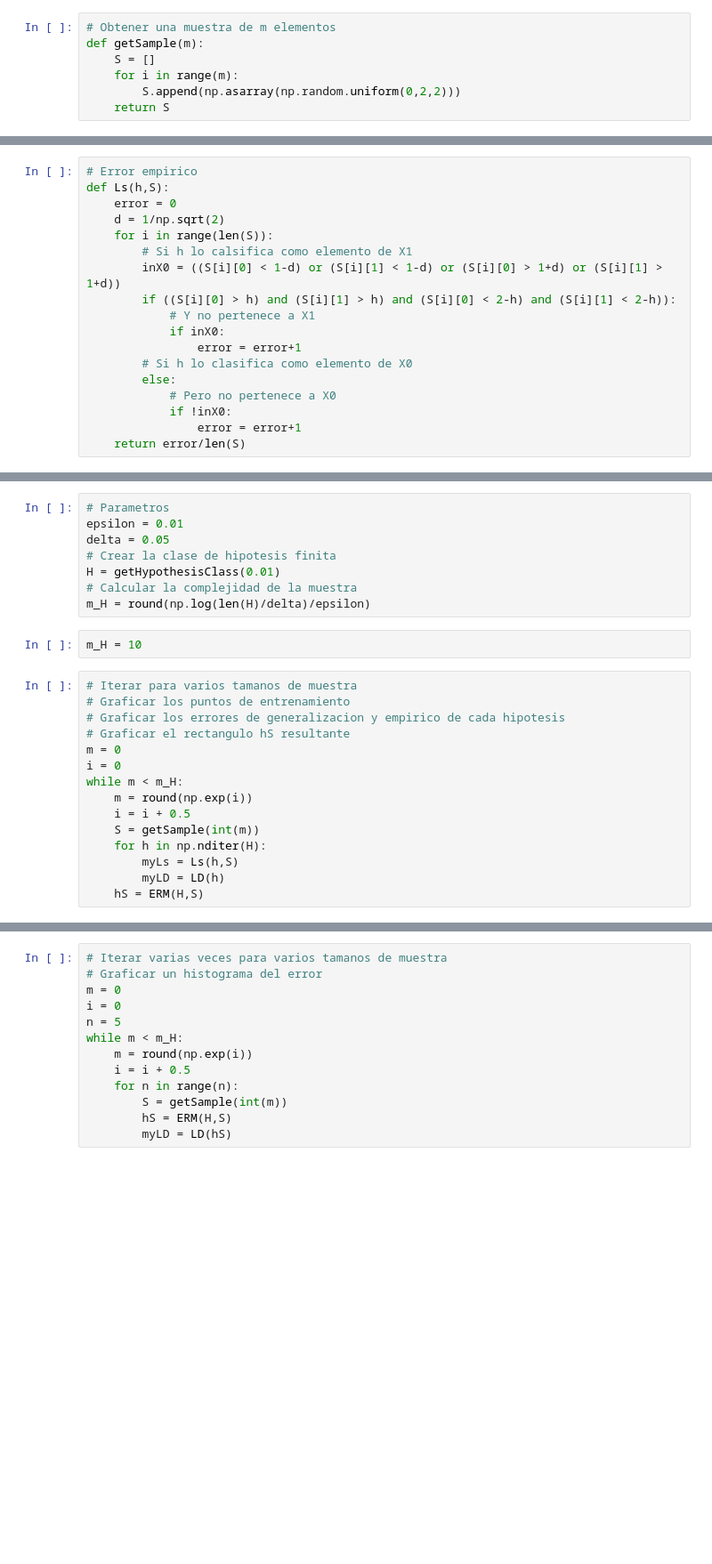
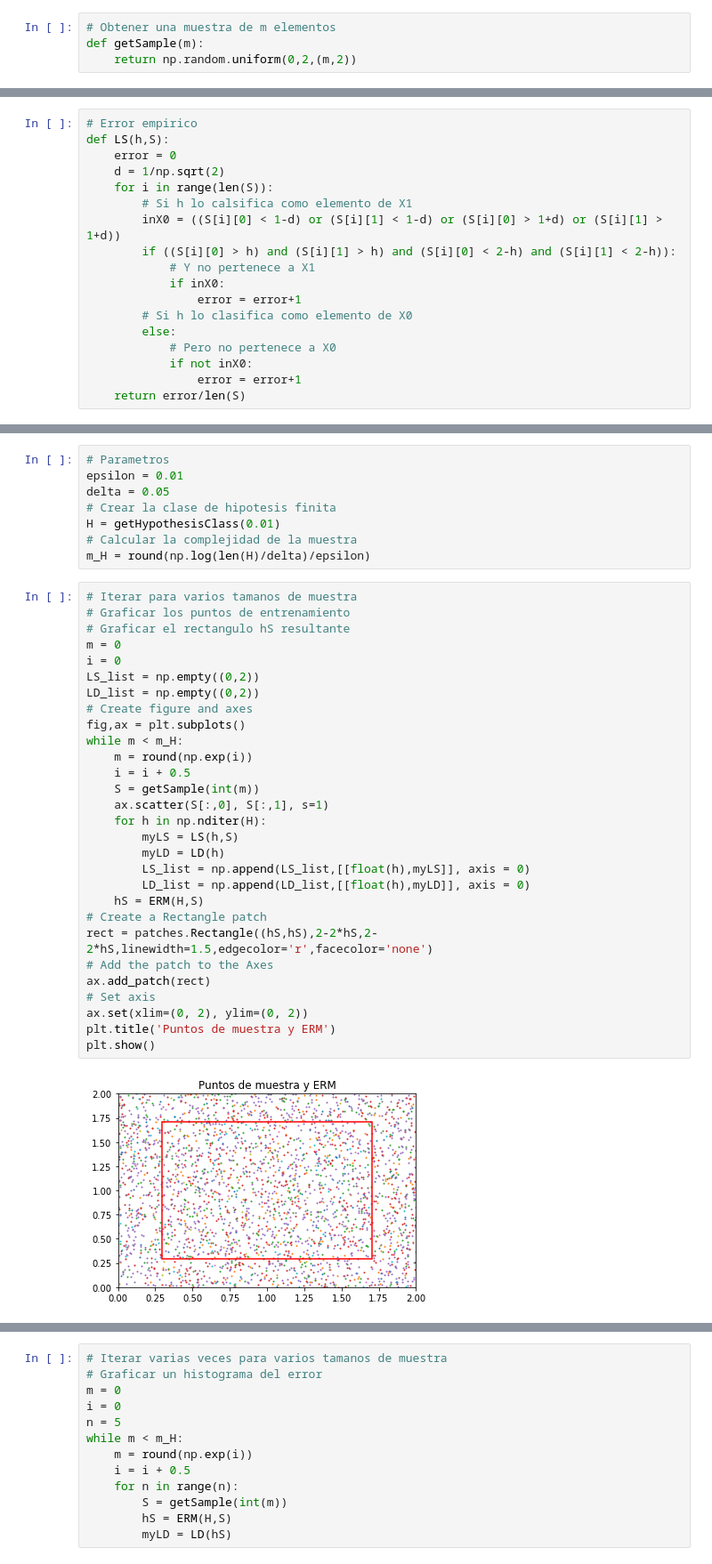
Before and after one commit to EstuarDiaz/MachineLearning, a Jupyter notebook: PAC.ipynb, the cells around one changed output, grey strips where cells are left out. Shown: that part at 89% size. Saved outputs shown, nothing was run; the diff lists cells and outputs as text; blank space fills up the shorter version.

Commit message:
Graficas
Graficar puntos de muestra y lel ERM h obtenida.
Graficar LS y LD

```diff
--- a/PAC.ipynb
+++ b/PAC.ipynb
@@ -6,17 +7,14 @@ import matplotlib.pyplot as plt
 # %%
 # Obtener una muestra de m elementos
 def getSample(m):
-    S = []
-    for i in range(m):
-        S.append(np.asarray(np.random.uniform(0,2,2)))
-    return S
+    return np.random.uniform(0,2,(m,2))
 # %%
 # Obtener la parametrizacion de la clase de hipotesis
 def getHypothesisClass(l):
     return np.linspace(0,1,round(1/l))
 # %%
 # Error empirico
-def Ls(h,S):
+def LS(h,S):
     error = 0
     d = 1/np.sqrt(2)
     for i in range(len(S)):
@@ -29,7 +27,7 @@ def Ls(h,S):
         # Si h lo clasifica como elemento de X0
         else:
             # Pero no pertenece a X0
-            if !inX0:
+            if not inX0:
                 error = error+1
     return error/len(S)
 # %%
@@ -61,20 +59,34 @@ delta = 0.05
 H = getHypothesisClass(0.01)
 # Calcular la complejidad de la muestra
 m_H = round(np.log(len(H)/delta)/epsilon)
-# %%
-m_H = 10
 # %%
 # Iterar para varios tamanos de muestra
 # Graficar los puntos de entrenamiento
-# Graficar los errores de generalizacion y empirico de cada hipotesis
 # Graficar el rectangulo hS resultante
 m = 0
 i = 0
+LS_list = np.empty((0,2))
+LD_list = np.empty((0,2))
+# Create figure and axes
+fig,ax = plt.subplots()
 while m < m_H:
     m = round(np.exp(i))
     i = i + 0.5
     S = getSample(int(m))
+    ax.scatter(S[:,0], S[:,1], s=1)
     for h in np.nditer(H):
-        myLs = Ls(h,S)
+        myLS = LS(h,S)
         myLD = LD(h)
+        LS_list = np.append(LS_list,[[float(h),myLS]], axis = 0)
+        LD_list = np.append(LD_list,[[float(h),myLD]], axis = 0)
     hS = ERM(H,S)
+# Create a Rectangle patch
+rect = patches.Rectangle((hS,hS),2-2*hS,2-2*hS,linewidth=1.5,edgecolor='r',facecolor='none')
+# Add the patch to the Axes
+ax.add_patch(rect)
+# Set axis
+ax.set(xlim=(0, 2), ylim=(0, 2))
+plt.title('Puntos de muestra y ERM')
+plt.show()
+# %% [output]
+[figure, added]
```
Also changed, not shown: parts of 3 cells of this notebook.
